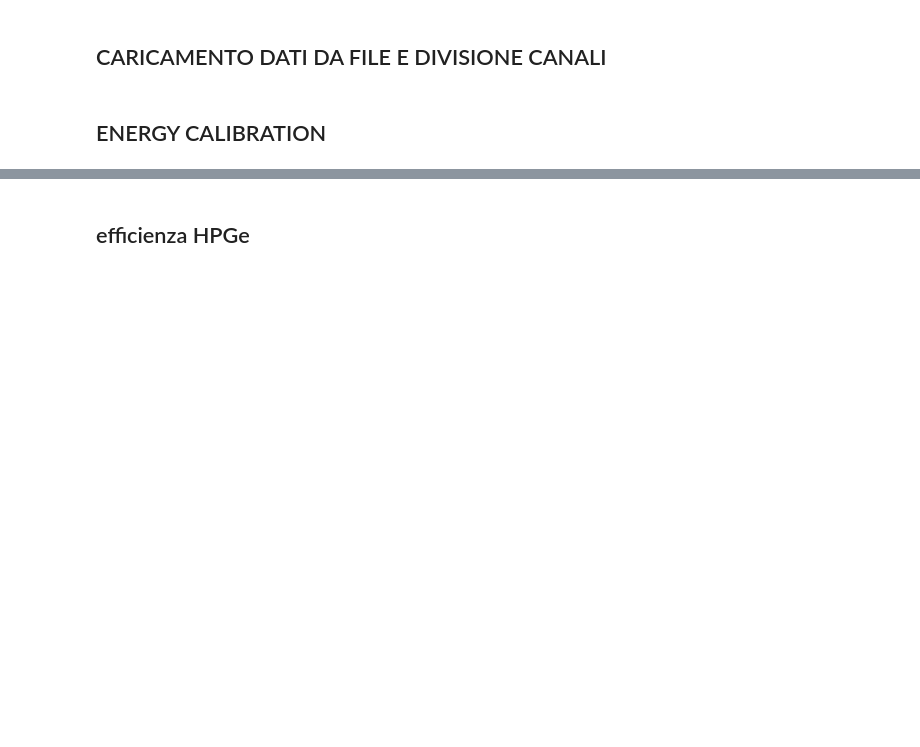
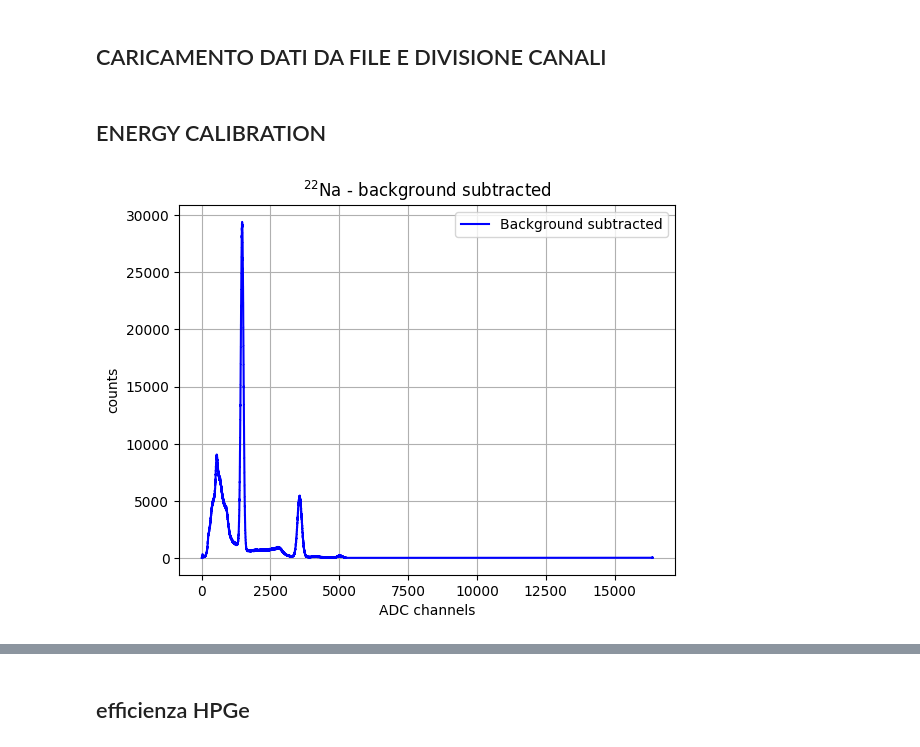
Before and after one commit to b3n3d3tt4/gamma, a Jupyter notebook: analisi.ipynb, the cells around one changed output, grey strips where cells are left out. Saved outputs shown, nothing was run; the diff lists cells and outputs as text; code cells hidden in the pictures; blank space fills up the shorter version.

```diff
--- a/analisi.ipynb
+++ b/analisi.ipynb
@@ -137,3 +137,7 @@ calibrated_ch1 = energy_calibrated[canalical == 1]
 ## ENERGY CALIBRATION
 # %%
 # sodio1_1peak = ben.normal(sodio_ch1, 'ADC', 'counts', 'First peak of $^{22}$Na - uncalibrated', 2840, 2900, sodio_ch1.max(), n=2)
+# %%
+bin_sodio_ch0_corr, hist_sodio_ch0_corr = ben.background(sodio_ch0, fondo2_ch0, None, 'ADC channels', 'counts', '$^{22}$Na - background subtracted')
+# %% [output]
+[figure, added]
```
Also changed, not shown: parts of 1 cell of this notebook.
